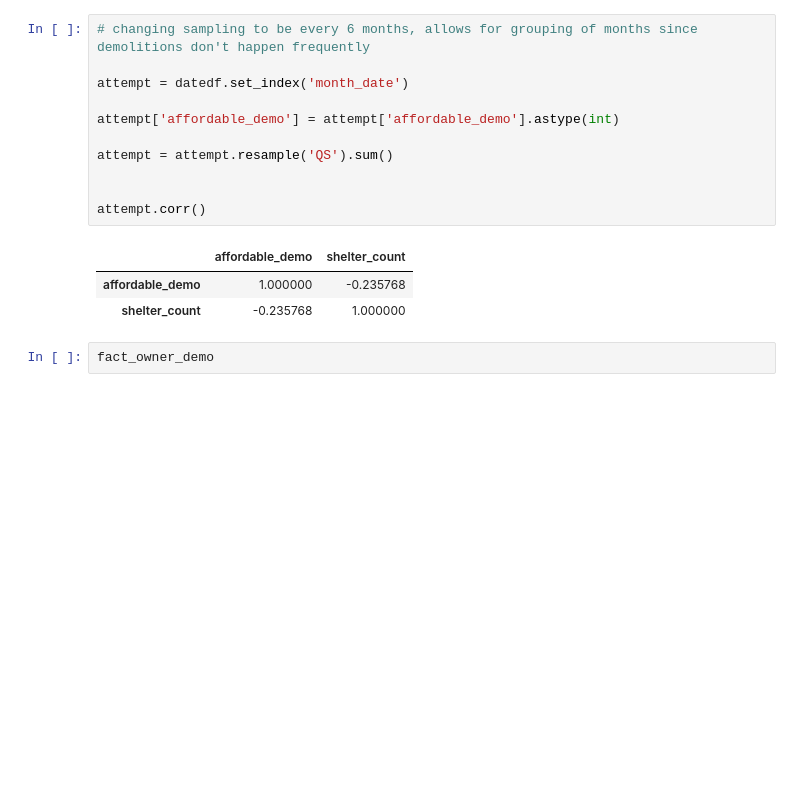
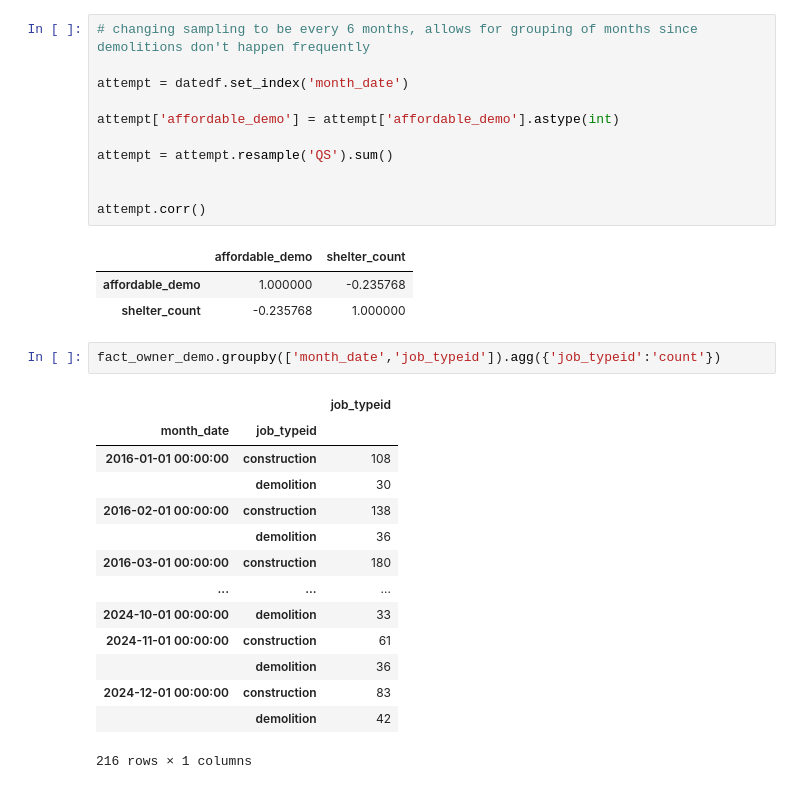
Before and after one commit to kevinserr/Time_Series_Forecast_of_Homelessness_in_NYC_with_Local_Model_Deployment, a Jupyter notebook: python/vincent_eda.ipynb, the cells around one changed output. Saved outputs shown, nothing was run; the diff lists cells and outputs as text; blank space fills up the shorter version.

```diff
--- a/python/vincent_eda.ipynb
+++ b/python/vincent_eda.ipynb
@@ -599,4 +599,19 @@ attempt.corr()
 | affordable_demo | 1.000000 | -0.235768 |
 | shelter_count | -0.235768 | 1.000000 |
 # %%
-fact_owner_demo
+fact_owner_demo.groupby(['month_date','job_typeid']).agg({'job_typeid':'count'})
+# %% [output]
+|  |  | job_typeid |
+| month_date | job_typeid |  |
+| 2016-01-01 00:00:00 | construction | 108 |
+|  | demolition | 30 |
+| 2016-02-01 00:00:00 | construction | 138 |
+|  | demolition | 36 |
+| 2016-03-01 00:00:00 | construction | 180 |
+| ... | ... | ... |
+| 2024-10-01 00:00:00 | demolition | 33 |
+| 2024-11-01 00:00:00 | construction | 61 |
+|  | demolition | 36 |
+| 2024-12-01 00:00:00 | construction | 83 |
+|  | demolition | 42 |
+216 rows × 1 columns
```
Also changed, not shown: parts of 5 cells of this notebook.
